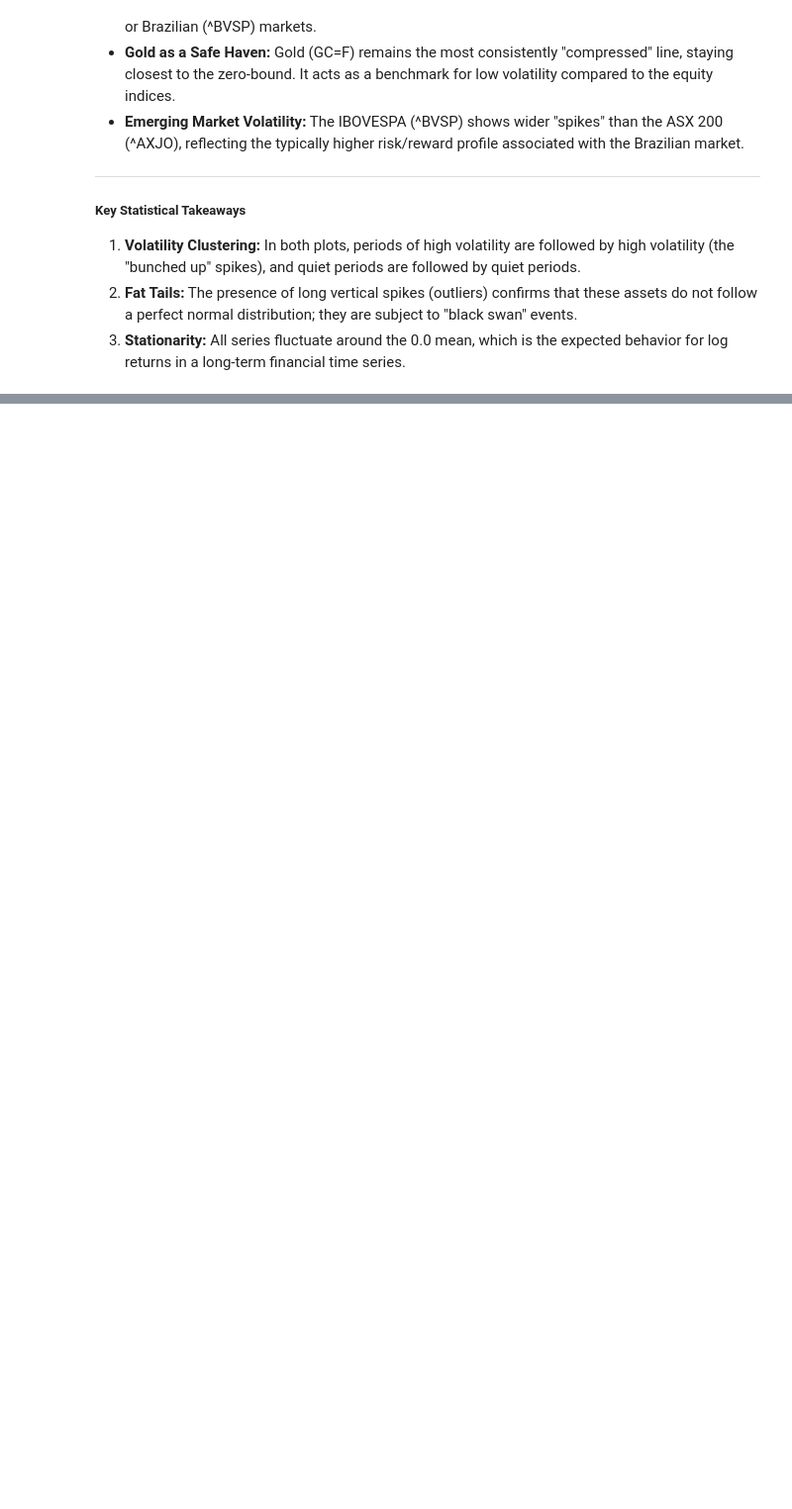
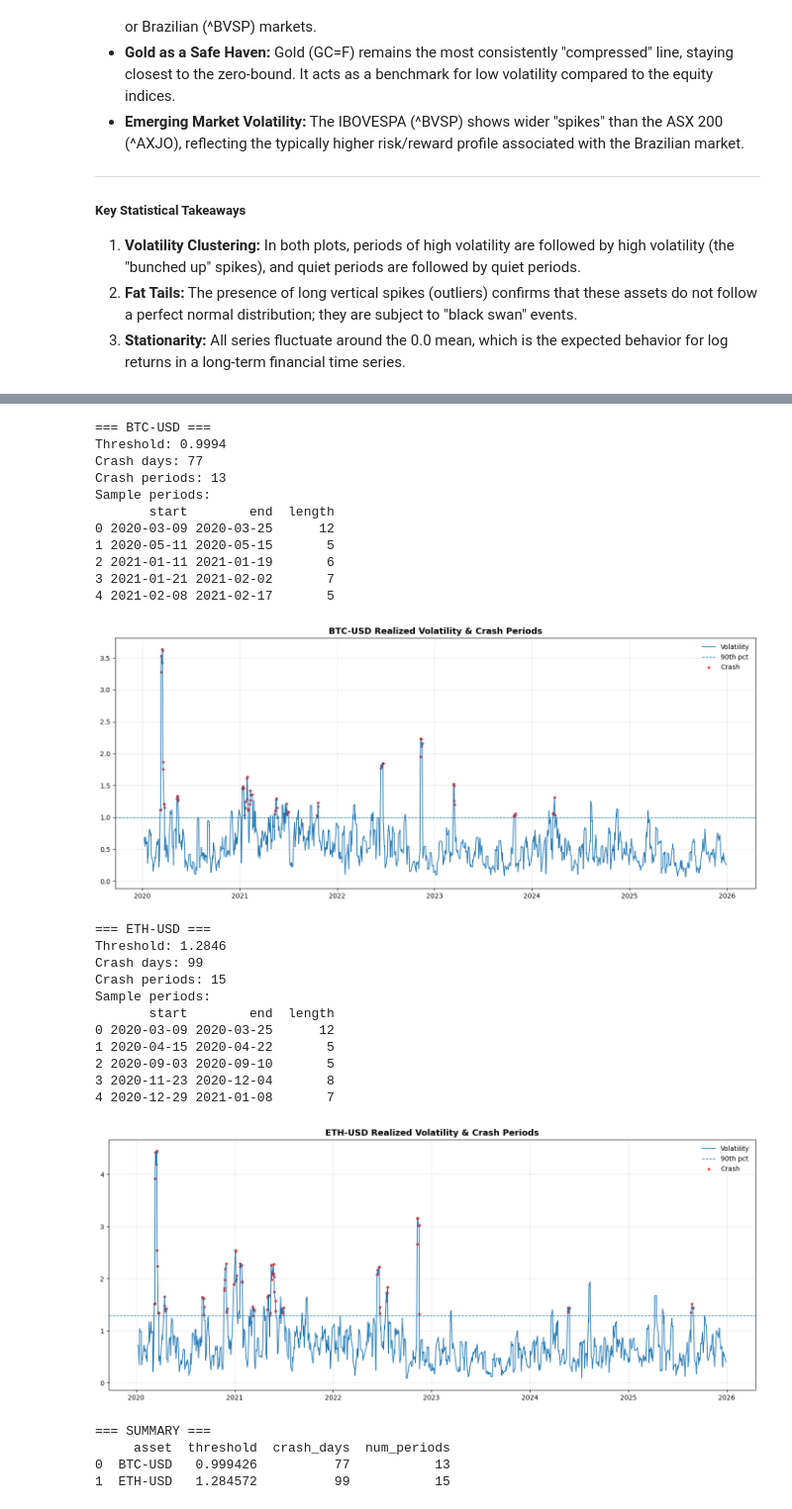
Before and after one commit to jaisw07/volatility_spillover, a Jupyter notebook: main.ipynb, the cells around one changed output, grey strips where cells are left out. Shown at 99% size. Saved outputs shown, nothing was run; the diff lists cells and outputs as text; code cells hidden in the pictures; blank space fills up the shorter version.

Commit message:
crash periods identified separately for btc and eth and interpreted

```diff
--- a/main.ipynb
+++ b/main.ipynb
@@ -167,0 +204,31 @@ The following points summarize the volatility and behavior of the assets shown i
+# %%
+summary, crash_periods = detect_crypto_crashes()
+# %% [output]
+=== BTC-USD ===
+Threshold: 0.9994
+Crash days: 77
+Crash periods: 13
+Sample periods:
+       start        end  length
+0 2020-03-09 2020-03-25      12
+1 2020-05-11 2020-05-15       5
+2 2021-01-11 2021-01-19       6
+3 2021-01-21 2021-02-02       7
+4 2021-02-08 2021-02-17       5
+[figure, added]
+=== ETH-USD ===
+Threshold: 1.2846
+Crash days: 99
+Crash periods: 15
+Sample periods:
+       start        end  length
+0 2020-03-09 2020-03-25      12
+1 2020-04-15 2020-04-22       5
+2 2020-09-03 2020-09-10       5
+3 2020-11-23 2020-12-04       8
+4 2020-12-29 2021-01-08       7
+[figure, added]
+=== SUMMARY ===
+     asset  threshold  crash_days  num_periods
+0  BTC-USD   0.999426          77           13
+1  ETH-USD   1.284572          99           15
```
Also changed, not shown: parts of 3 cells of this notebook, 1 other file.
